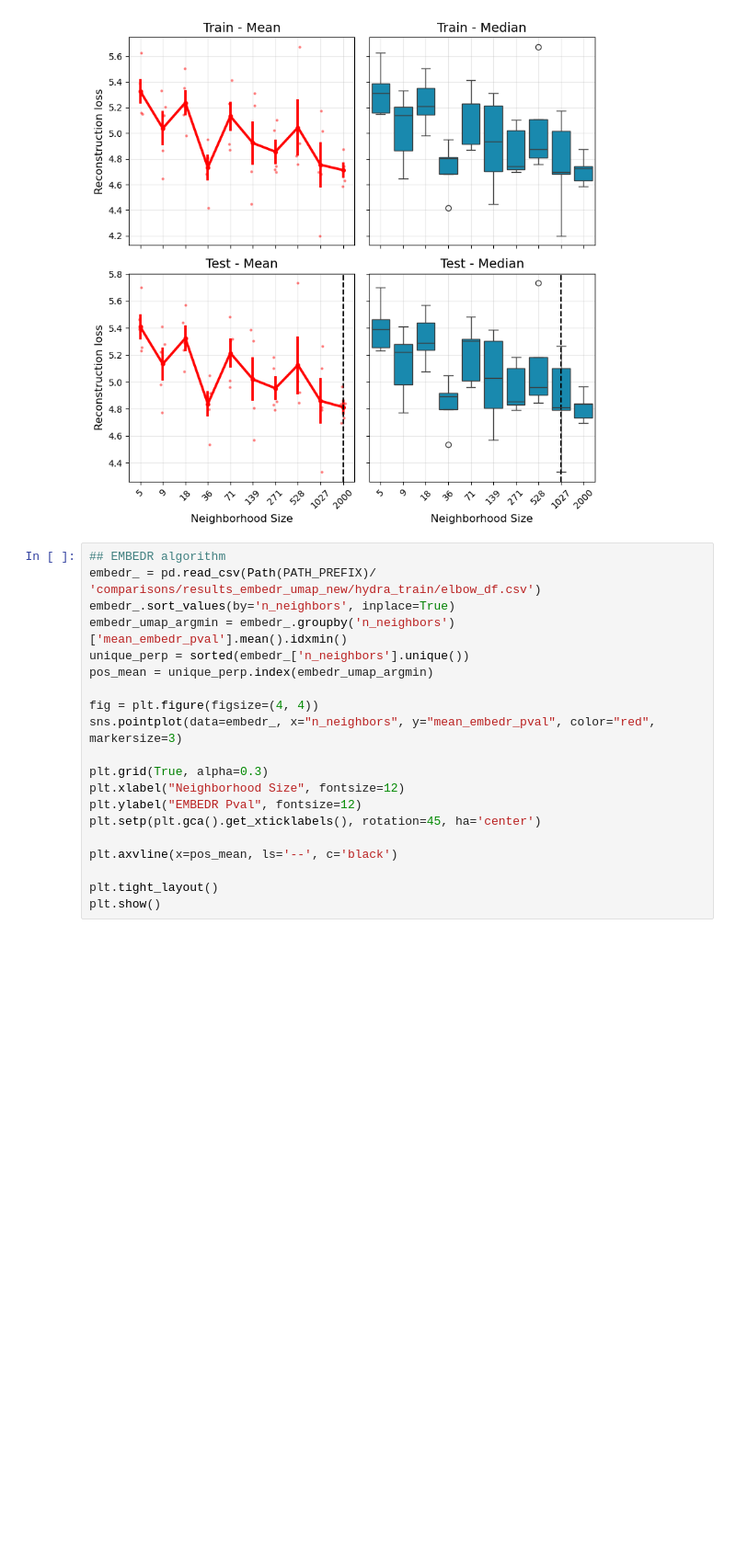
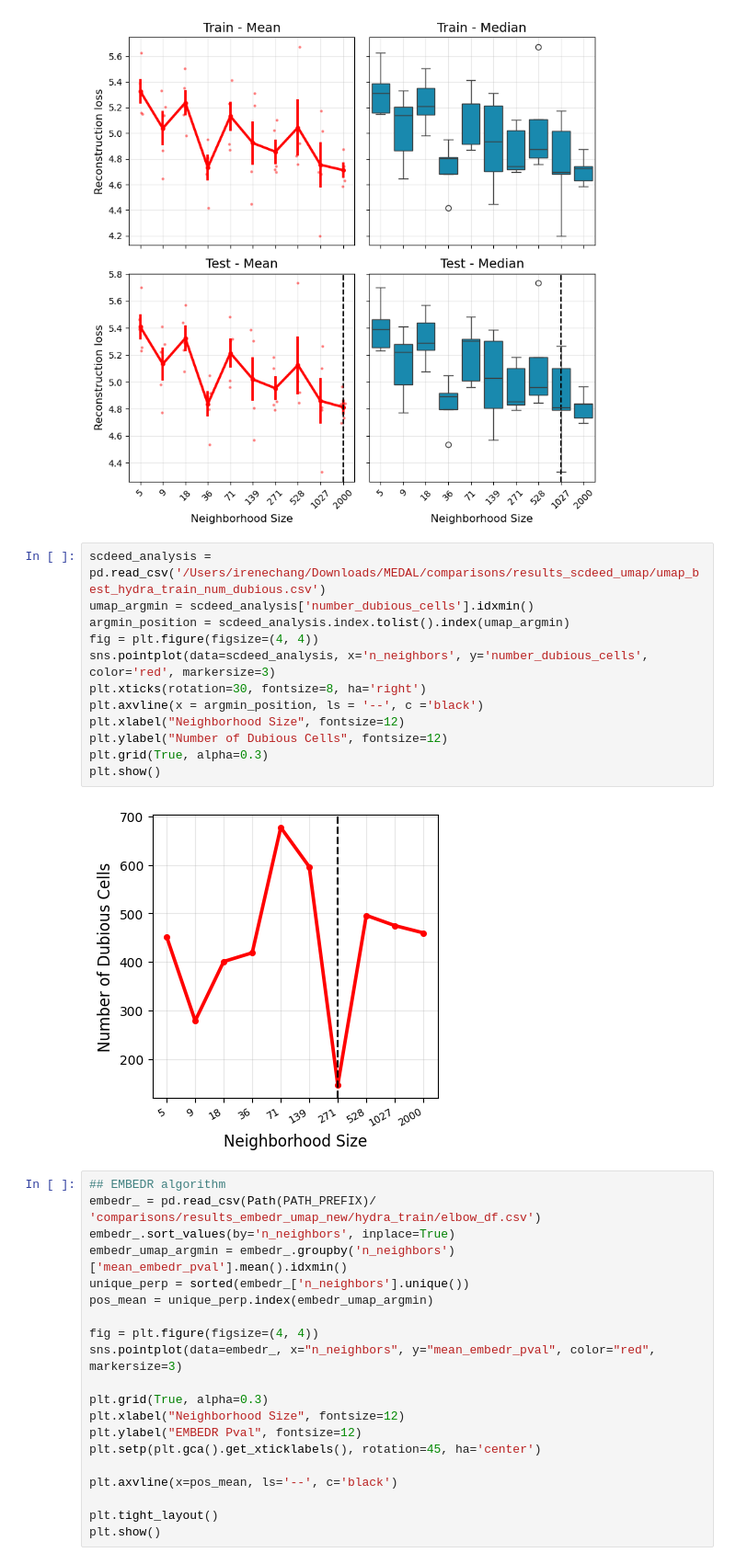
Before and after one commit to DataSlingers/MEDAL, a Jupyter notebook: notebooks/compare_teachers.ipynb, the cells around one changed output. Shown at 92% size. Cells and saved outputs as stored; diff of their text form; blank space fills up the shorter version.

```diff
--- a/notebooks/compare_teachers.ipynb
+++ b/notebooks/compare_teachers.ipynb
@@ -665,6 +675,20 @@ plt.tight_layout()
 plt.show()
 # %% [output]
 [figure]
+# %%
+scdeed_analysis = pd.read_csv('/Users/irenechang/Downloads/MEDAL/comparisons/results_scdeed_umap/umap_best_hydra_train_num_dubious.csv')
+umap_argmin = scdeed_analysis['number_dubious_cells'].idxmin()
+argmin_position = scdeed_analysis.index.tolist().index(umap_argmin)
+fig = plt.figure(figsize=(4, 4))
+sns.pointplot(data=scdeed_analysis, x='n_neighbors', y='number_dubious_cells', color='red', markersize=3)
+plt.xticks(rotation=30, fontsize=8, ha='right')
+plt.axvline(x = argmin_position, ls = '--', c ='black')
+plt.xlabel("Neighborhood Size", fontsize=12)
+plt.ylabel("Number of Dubious Cells", fontsize=12)
+plt.grid(True, alpha=0.3)
+plt.show()
+# %% [output]
+[figure, added]
 # %%
 ## EMBEDR algorithm
 embedr_ = pd.read_csv(Path(PATH_PREFIX)/ 'comparisons/results_embedr_umap_new/hydra_train/elbow_df.csv')
```
Also changed, not shown: parts of 21 cells of this notebook.
